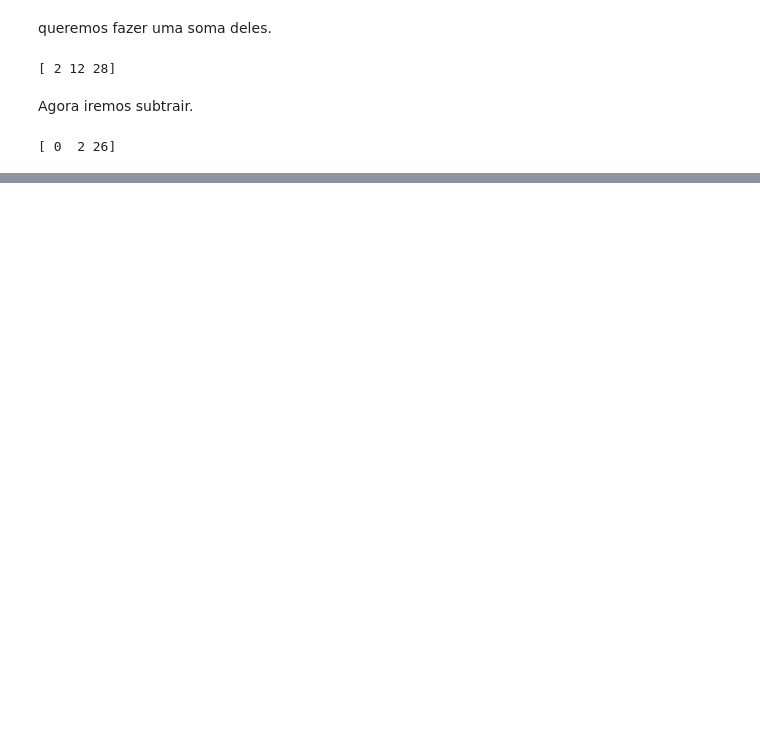
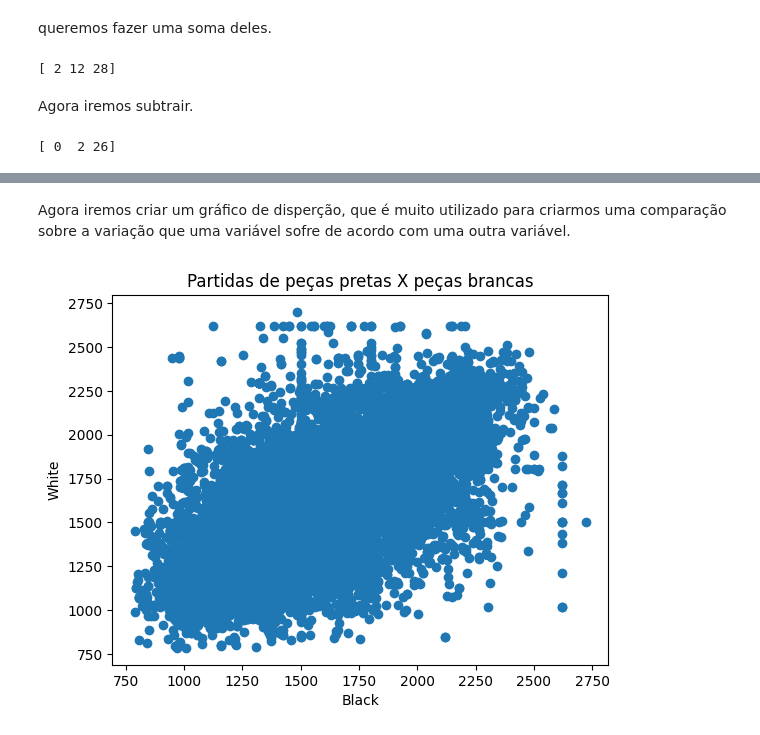
Before and after one commit to CorsiIsa/PosTech-Machine_Learng_And_Times_Series, a Jupyter notebook: bibliotecas_fundamentais.ipynb, the cells around one changed output, grey strips where cells are left out. Saved outputs shown, nothing was run; the diff lists cells and outputs as text; code cells hidden in the pictures; blank space fills up the shorter version.

Commit message:
feat: Conhecendo um pouco mais sobre a biblioteca Matplotlib

```diff
--- a/bibliotecas_fundamentais.ipynb
+++ b/bibliotecas_fundamentais.ipynb
@@ -267,0 +339,10 @@ print(array_sub_a_b)
+# %% [markdown]
+Agora iremos criar um gráfico de disperção, que é muito utilizado para criarmos uma comparação sobre a variação que uma variável sofre de acordo com uma outra variável.
+# %%
+plt.scatter(df_chese['black_rating'], df_chese['white_rating'])
+plt.xlabel("Black")
+plt.ylabel("White")
+plt.title("Partidas de peças pretas X peças brancas")
+plt.show()
+# %% [output]
+[figure, added]
```
Also changed, not shown: parts of 21 cells of this notebook.
